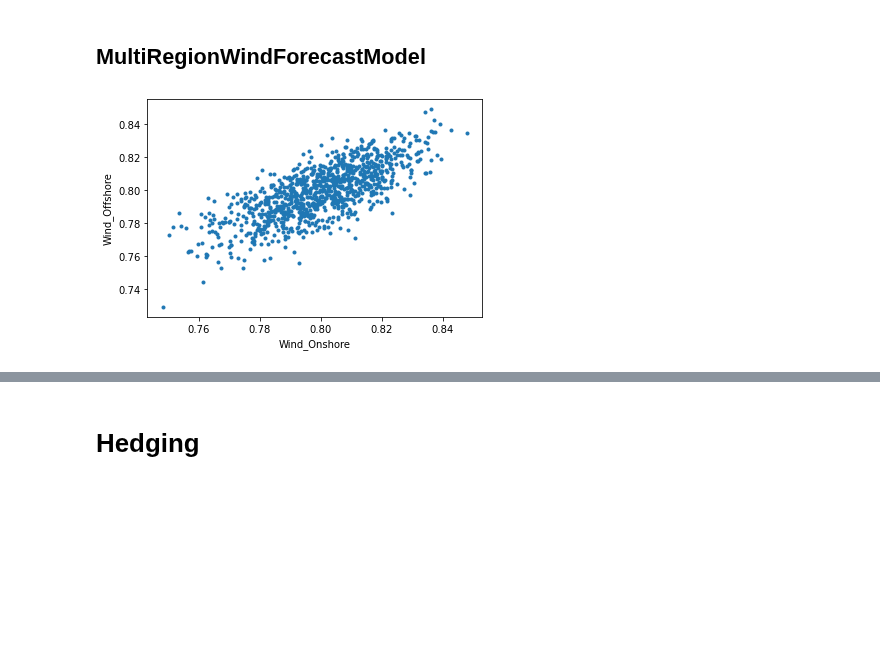
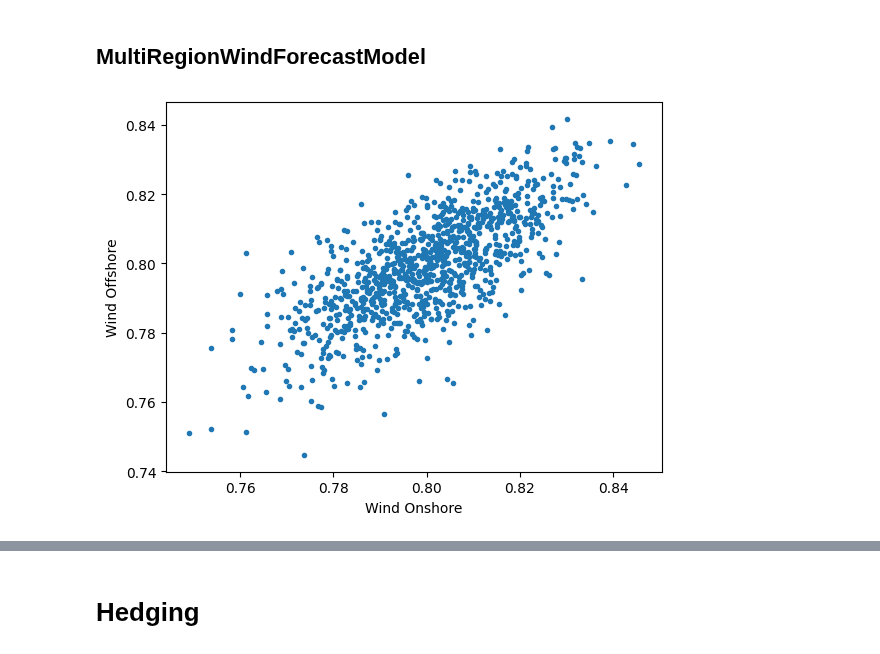
Before and after one commit to pikki622/RiVaPy, a Jupyter notebook: notebooks/models/residual_demand_forward_model.ipynb, the cells around one changed output, grey strips where cells are left out. Cells and saved outputs as stored; diff of their text form; code cells hidden in the pictures; blank space fills up the shorter version.

```diff
--- a/notebooks/models/residual_demand_forward_model.ipynb
+++ b/notebooks/models/residual_demand_forward_model.ipynb
@@ -256,23 +256,23 @@ _logit(forecast)
 ## MultiRegionWindForecastModel
 # %%
 from rivapy.models.residual_demand_model import MultiRegionWindForecastModel
-
-regions = [ MultiRegionWindForecastModel.Region( 'Wind_Onshore',
+forward_expiries = [24.0*2/365.0]
+regions = [ MultiRegionWindForecastModel.Region(
                                     WindPowerForecastModel(speed_of_mean_reversion=0.5,
                                                            volatility=1.80,
                                                             expiries=forward_expiries,
                                                             forecasts = [0.8, 0.8,0.8,0.8],#*len(forward_expiries)
-                                                            name = 'Wind_Onshore'
+                                                            region = 'Onshore'
                                                             ),
                                     capacity=1000.0,
                                     rnd_weights=[0.7,0.3]
                                 ),
-           MultiRegionWindForecastModel.Region( 'Wind_Offshore',
+           MultiRegionWindForecastModel.Region(
                                     WindPowerForecastModel(speed_of_mean_reversion=0.5,
                                                            volatility=1.80,
                                                             expiries=forward_expiries,
                                                             forecasts = [0.8, 0.8,0.8,0.8],#*len(forward_expiries)
-                                                            name = 'Wind_Offshore'
+                                                            region = 'Offshore'
                                                             ),
                                     capacity=500.0,
                                     rnd_weights=[0.3,0.7]
@@ -285,10 +285,10 @@ multi_region_model = MultiRegionWindForecastModel(regions)
 rnd = np.random.normal(size=multi_region_model.rnd_shape(1000, timegrid.shape[0]))
 results = multi_region_model.simulate(timegrid, rnd)
 # %%
-paths_1 = results['Wind_Onshore'].get_fwd(-1,-1)
-paths_2 = results['Wind_Offshore'].get_fwd(-1,-1)
+paths_1 = results['Onshore'].get_fwd(-1,-1)
+paths_2 = results['Offshore'].get_fwd(-1,-1)
 plt.plot(paths_1,paths_2,'.')
-plt.xlabel('Wind_Onshore')
-plt.ylabel('Wind_Offshore');
+plt.xlabel('Wind Onshore')
+plt.ylabel('Wind Offshore');
 # %% [output]
-[figure, old version]
+[figure, new version]
```
Also changed, not shown: parts of 7 cells of this notebook, 2 other files.
